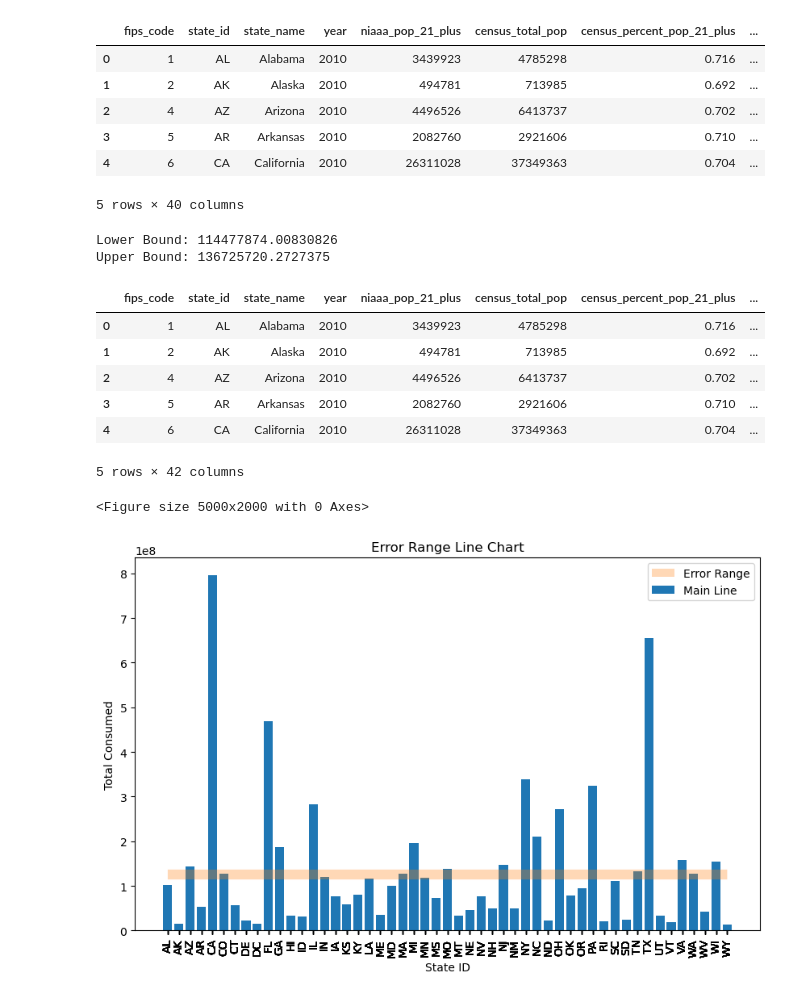
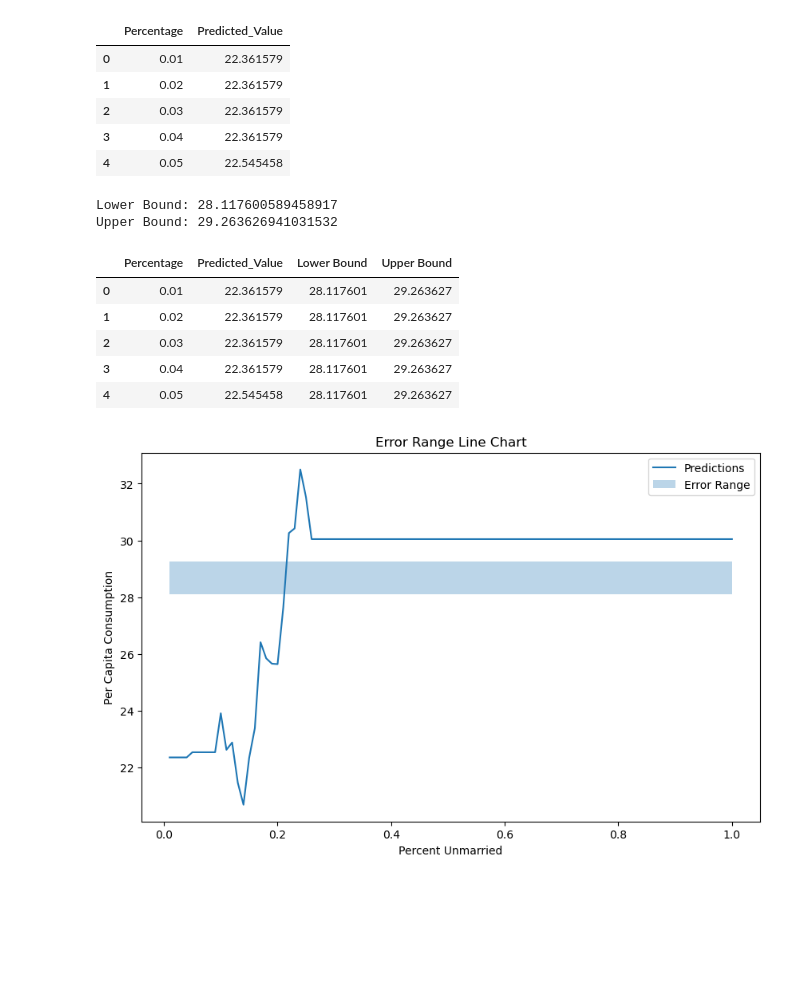
Before and after one commit to zqcushma/Project-4, a Jupyter notebook: Project4.ipynb, the cells around one changed output. Saved outputs shown, nothing was run; the diff lists cells and outputs as text; code cells hidden in the pictures; blank space fills up the shorter version.

Commit message:
Added predictions and a version of the error range line chart

```diff
--- a/Project4.ipynb
+++ b/Project4.ipynb
@@ -7,21 +7,20 @@ import pandas as pd
 from scipy import stats
 # %%
 # Read our data file the pandas library
-file_path = Path("Resources/proj_4_feat_target_var_set.csv")
+file_path = Path("Predictions/Michigan_predictions_results.csv")
 data = pd.read_csv(file_path)
 
 # Display sample data
 data.head()
 # %% [output]
-|  | fips_code | state_id | state_name | year | niaaa_pop_21_plus | census_total_pop | census_percent_pop_21_plus | ... |
-| 0 | 1 | AL | Alabama | 2010 | 3439923 | 4785298 | 0.716 | ... |
-| 1 | 2 | AK | Alaska | 2010 | 494781 | 713985 | 0.692 | ... |
-| 2 | 4 | AZ | Arizona | 2010 | 4496526 | 6413737 | 0.702 | ... |
-| 3 | 5 | AR | Arkansas | 2010 | 2082760 | 2921606 | 0.710 | ... |
-| 4 | 6 | CA | California | 2010 | 26311028 | 37349363 | 0.704 | ... |
+|  | Percentage | Predicted_Value |
+| 0 | 0.01 | 22.361579 |
+| 1 | 0.02 | 22.361579 |
+| 2 | 0.03 | 22.361579 |
+| 3 | 0.04 | 22.361579 |
+| 4 | 0.05 | 22.545458 |
-5 rows × 40 columns
 # %%
-sample_data = data['niaaa_total_beer_vol_consumed_gallons']
+sample_data = data['Predicted_Value']
 
 # Calculate sample statistics
 sample_mean = sample_data.mean()
@@ -53,38 +52,33 @@ print("Lower Bound:", lower_bound)
 print("Upper Bound:", upper_bound)
 data.head()
 # %% [output]
-Lower Bound: 114477874.00830826
-Upper Bound: 136725720.2727375
+Lower Bound: 28.117600589458917
+Upper Bound: 29.263626941031532
-|  | fips_code | state_id | state_name | year | niaaa_pop_21_plus | census_total_pop | census_percent_pop_21_plus | ... |
-| 0 | 1 | AL | Alabama | 2010 | 3439923 | 4785298 | 0.716 | ... |
-| 1 | 2 | AK | Alaska | 2010 | 494781 | 713985 | 0.692 | ... |
-| 2 | 4 | AZ | Arizona | 2010 | 4496526 | 6413737 | 0.702 | ... |
-| 3 | 5 | AR | Arkansas | 2010 | 2082760 | 2921606 | 0.710 | ... |
-| 4 | 6 | CA | California | 2010 | 26311028 | 37349363 | 0.704 | ... |
+|  | Percentage | Predicted_Value | Lower Bound | Upper Bound |
+| 0 | 0.01 | 22.361579 | 28.117601 | 29.263627 |
+| 1 | 0.02 | 22.361579 | 28.117601 | 29.263627 |
+| 2 | 0.03 | 22.361579 | 28.117601 | 29.263627 |
+| 3 | 0.04 | 22.361579 | 28.117601 | 29.263627 |
+| 4 | 0.05 | 22.545458 | 28.117601 | 29.263627 |
-5 rows × 42 columns
 # %%
-plt.figure(figsize=(50,20))
-
 # Extract columns for X-axis, Y-axis, and error range bounds
-x_values = data['state_id']  # Replace 'X-axis' with the actual column name for X-axis data
-y_values = data['niaaa_total_beer_vol_consumed_gallons']  # Replace 'Y-axis' with the actual column name for Y-axis data
+x_values = data['Percentage']  # Replace 'X-axis' with the actual column name for X-axis data
+y_values = data['Predicted_Value']  # Replace 'Y-axis' with the actual column name for Y-axis data
 lower_bound = data['Lower Bound']  # Replace 'Lower Bound' with the actual column name for lower bound data
 upper_bound = data['Upper Bound']  # Replace 'Upper Bound' with the actual column name for upper bound data
 
 # Plot the data
 plt.figure(figsize=(10, 6))
-plt.bar(x_values, y_values, label='Main Line')
+plt.plot(x_values, y_values, label='Predictions')
 plt.fill_between(x_values, lower_bound, upper_bound, alpha=0.3, label='Error Range')
 
 # Customize labels and title
-plt.xlabel('State ID')
-plt.ylabel('Total Consumed')
-plt.xticks(x_values, rotation='vertical')
+plt.xlabel('Percent Unmarried')
+plt.ylabel('Per Capita Consumption')
 plt.title('Error Range Line Chart')
 plt.legend()
 
 # Show the plot
 plt.show()
 # %% [output]
-<Figure size 5000x2000 with 0 Axes>
-[figure, old version]
+[figure, new version]
```
Also changed, not shown: parts of 1 cell of this notebook, 3 other files.
